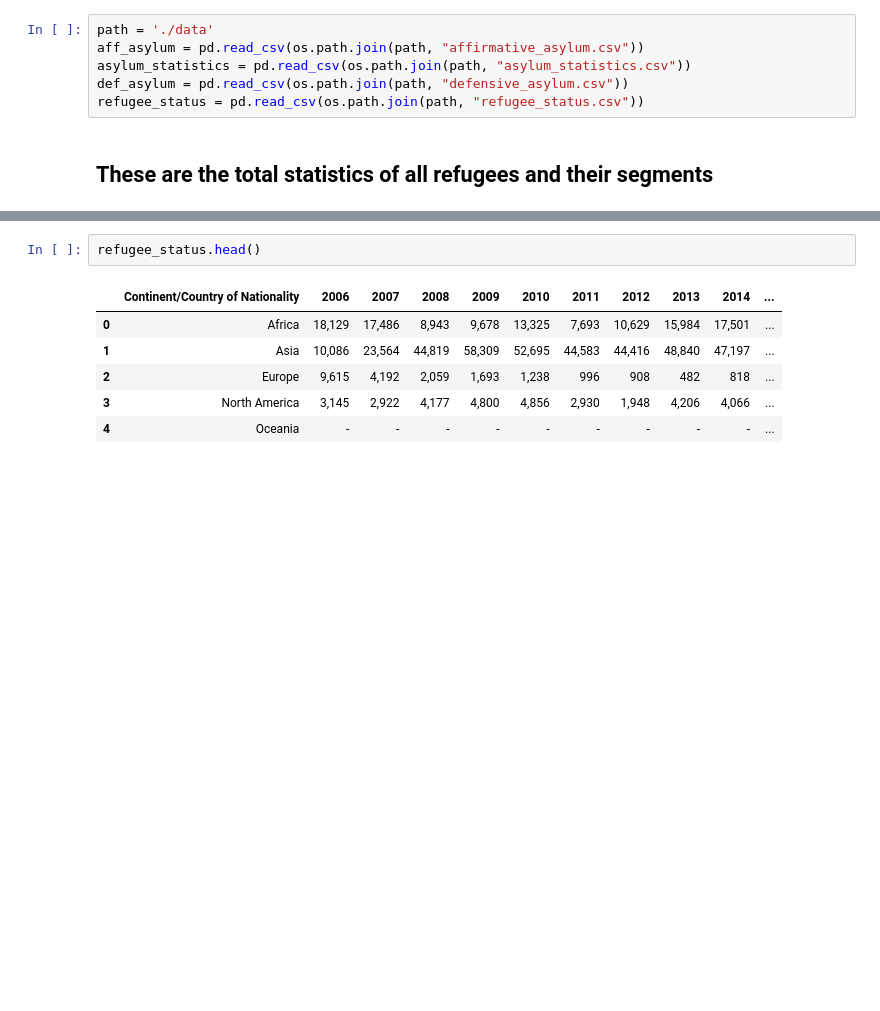
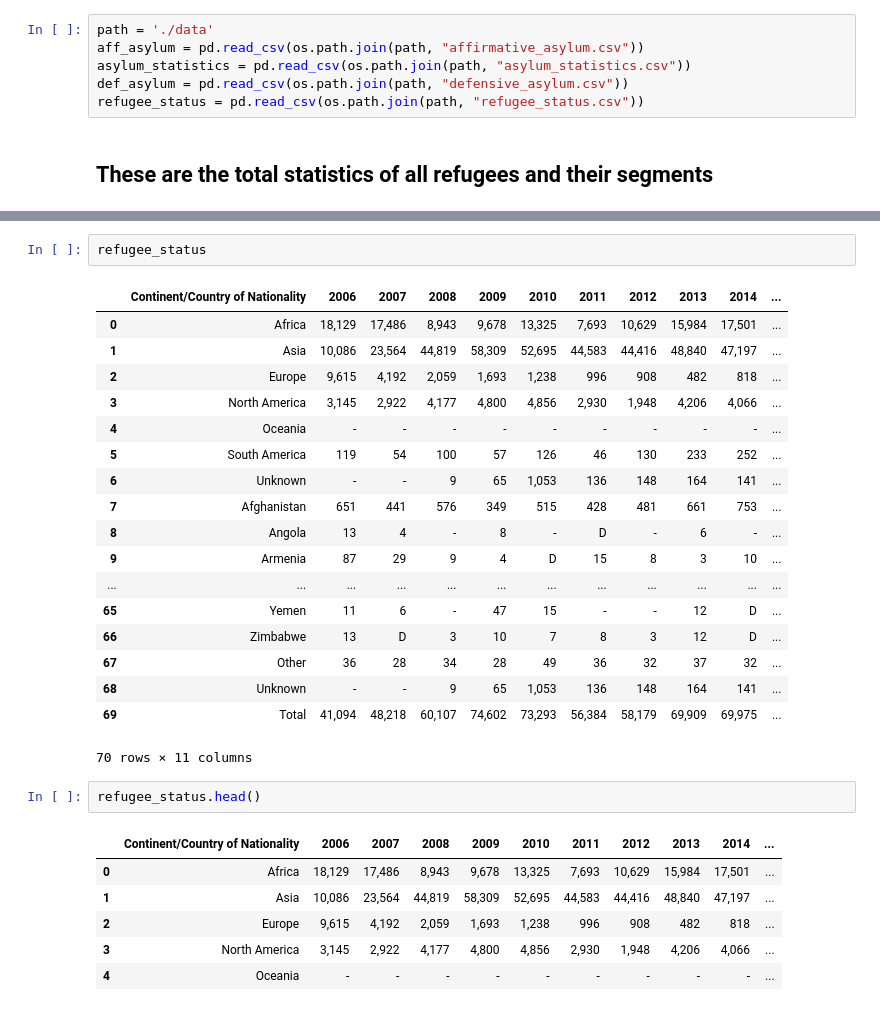
Before and after one commit to cwczarnik/Refugee_Study, a Jupyter notebook: US_Refugees.ipynb, the cells around one changed output, grey strips where cells are left out. Drawn from its saved outputs; the diff is of its cells as text; blank space fills up the shorter version.

```diff
--- a/US_Refugees.ipynb
+++ b/US_Refugees.ipynb
@@ -46,3 +48,24 @@ refugee_statistics
+# %%
+refugee_status
+# %% [output]
+|  | Continent/Country of Nationality | 2006 | 2007 | 2008 | 2009 | 2010 | 2011 | 2012 | 2013 | 2014 | ... |
+| 0 | Africa | 18,129 | 17,486 | 8,943 | 9,678 | 13,325 | 7,693 | 10,629 | 15,984 | 17,501 | ... |
+| 1 | Asia | 10,086 | 23,564 | 44,819 | 58,309 | 52,695 | 44,583 | 44,416 | 48,840 | 47,197 | ... |
+| 2 | Europe | 9,615 | 4,192 | 2,059 | 1,693 | 1,238 | 996 | 908 | 482 | 818 | ... |
+| 3 | North America | 3,145 | 2,922 | 4,177 | 4,800 | 4,856 | 2,930 | 1,948 | 4,206 | 4,066 | ... |
+| 4 | Oceania | - | - | - | - | - | - | - | - | - | ... |
+| 5 | South America | 119 | 54 | 100 | 57 | 126 | 46 | 130 | 233 | 252 | ... |
+| 6 | Unknown | - | - | 9 | 65 | 1,053 | 136 | 148 | 164 | 141 | ... |
+| 7 | Afghanistan | 651 | 441 | 576 | 349 | 515 | 428 | 481 | 661 | 753 | ... |
+| 8 | Angola | 13 | 4 | - | 8 | - | D | - | 6 | - | ... |
+| 9 | Armenia | 87 | 29 | 9 | 4 | D | 15 | 8 | 3 | 10 | ... |
+| ... | ... | ... | ... | ... | ... | ... | ... | ... | ... | ... | ... |
+| 65 | Yemen | 11 | 6 | - | 47 | 15 | - | - | 12 | D | ... |
+| 66 | Zimbabwe | 13 | D | 3 | 10 | 7 | 8 | 3 | 12 | D | ... |
+| 67 | Other | 36 | 28 | 34 | 28 | 49 | 36 | 32 | 37 | 32 | ... |
+| 68 | Unknown | - | - | 9 | 65 | 1,053 | 136 | 148 | 164 | 141 | ... |
+| 69 | Total | 41,094 | 48,218 | 60,107 | 74,602 | 73,293 | 56,384 | 58,179 | 69,909 | 69,975 | ... |
+70 rows × 11 columns
 # %%
 refugee_status.head()
 # %% [output]
```
Also changed, not shown: parts of 18 cells of this notebook, 3 other files.
